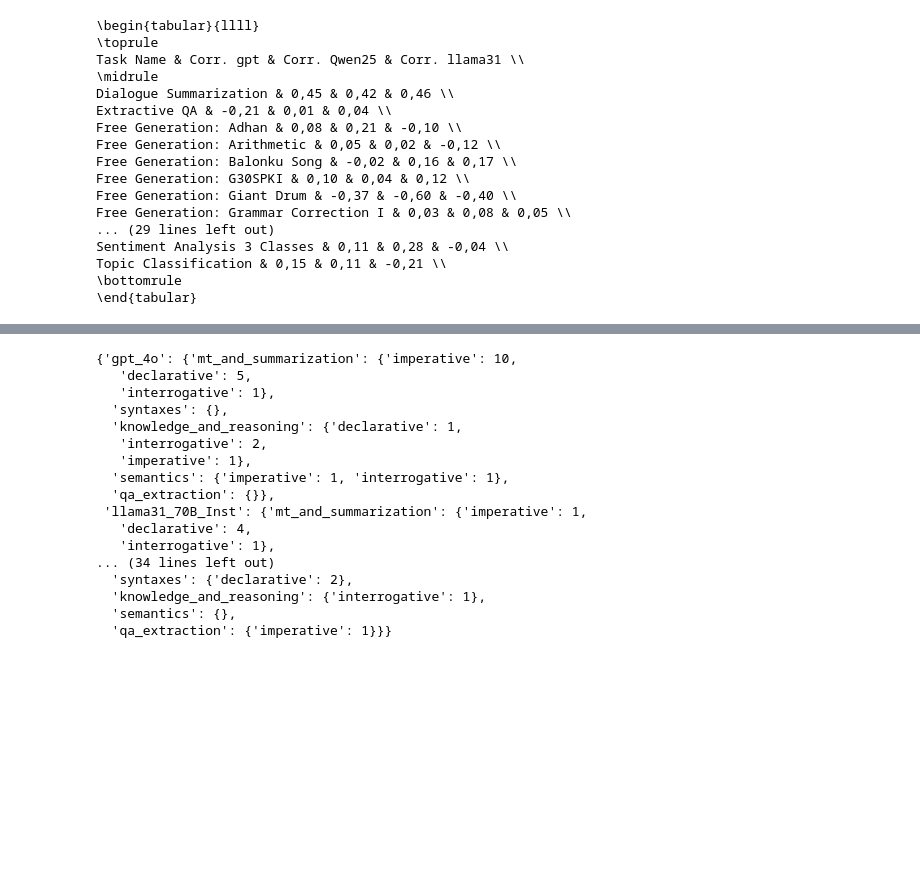
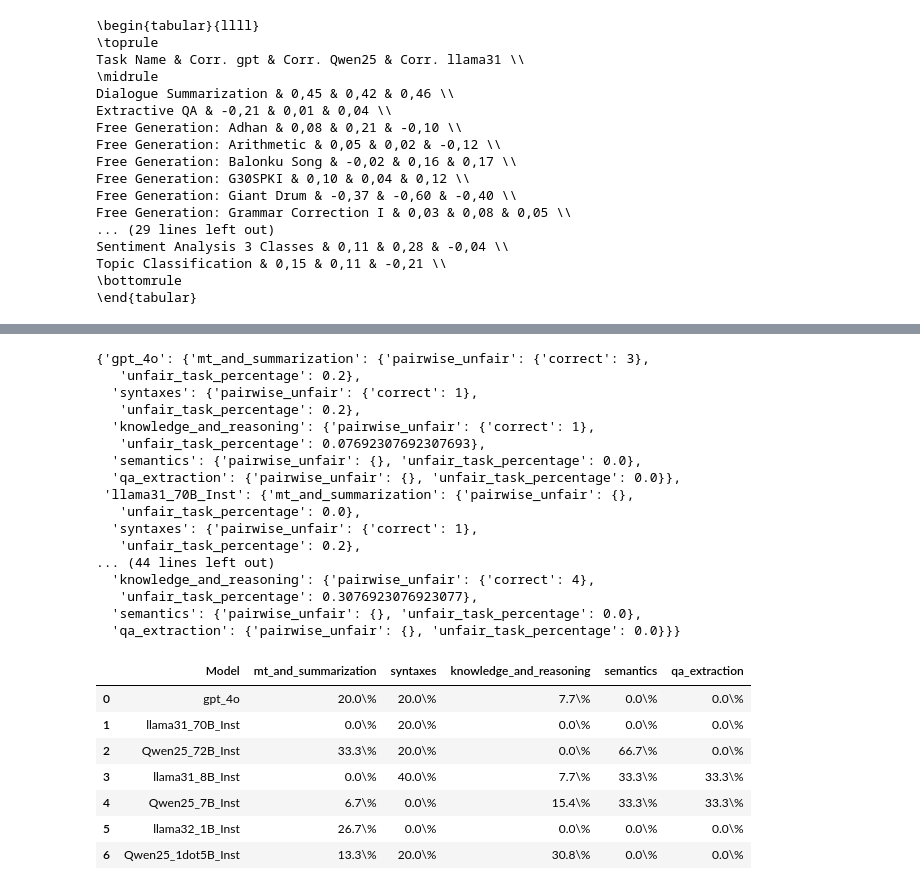
Before and after one commit to rayendito/prompt-fairness, a Jupyter notebook: temporary_scorebind.ipynb, the cells around one changed output, grey strips where cells are left out. Saved outputs shown, nothing was run; the diff lists cells and outputs as text; code cells hidden in the pictures; blank space fills up the shorter version.

Commit message:
per task unfair calculation

```diff
--- a/temporary_scorebind.ipynb
+++ b/temporary_scorebind.ipynb
@@ -378,7 +378,7 @@ Topic Classification & 0,15 & 0,11 & -0,21 \\
 \end{tabular}
 # %%
 # 0 for TONE, 2 for GRAMMAR
-CHAR_COLUMN = 0
+CHAR_COLUMN = 2
 task_lingcat_scores_by_model = {}
 for mmm in all_tasktype_df_by_model.keys():
     task_lingcat_scores_by_model[mmm] = {}
@@ -435,42 +435,45 @@ def pairwise_p_values_with_higher(data_dict):
         }
     return results
 
-
-
-
 n_Ho_rejects_data = {}
 for mmm in task_lingcat_scores_by_model.keys():
     n_Ho_rejects_data[mmm] = {}
     for tg in task_lingcat_scores_by_model[mmm].keys():
         n_Ho_rejects_data[mmm][tg] = {}
+        n_Ho_rejects_data[mmm][tg]["pairwise_unfair"] = {}
+        unfair_tasks = []
         for qidx in task_lingcat_scores_by_model[mmm][tg].keys():
+            this_task_unfair = False
             ttest_result = pairwise_p_values_with_higher(task_lingcat_scores_by_model[mmm][tg][qidx])
             for ttest_values in ttest_result.values():
                 if ttest_values['p'] < REJECT_THRESHOLD:
-                    if ttest_values['higher'] in n_Ho_rejects_data[mmm][tg]:
-                        n_Ho_rejects_data[mmm][tg][ttest_values['higher']] += 1
+                    this_task_unfair = True
+                    if ttest_values['higher'] in n_Ho_rejects_data[mmm][tg]["pairwise_unfair"]:
+                        n_Ho_rejects_data[mmm][tg]["pairwise_unfair"][ttest_values['higher']] += 1
                     else:
-                        n_Ho_rejects_data[mmm][tg][ttest_values['higher']] = 1
+                        n_Ho_rejects_data[mmm][tg]["pairwise_unfair"][ttest_values['higher']] = 1
+            unfair_tasks.append(this_task_unfair)
+        n_Ho_rejects_data[mmm][tg]["unfair_task_percentage"] = sum(unfair_tasks)/len(unfair_tasks)
 # %%
 n_Ho_rejects_data
 # %% [output]
-{'gpt_4o': {'mt_and_summarization': {'imperative': 10,
-   'declarative': 5,
-   'interrogative': 1},
-  'syntaxes': {},
-  'knowledge_and_reasoning': {'declarative': 1,
-   'interrogative': 2,
-   'imperative': 1},
-  'semantics': {'imperative': 1, 'interrogative': 1},
-  'qa_extraction': {}},
- 'llama31_70B_Inst': {'mt_and_summarization': {'imperative': 1,
-   'declarative': 4,
-   'interrogative': 1},
-... (34 lines left out)
-  'syntaxes': {'declarative': 2},
-  'knowledge_and_reasoning': {'interrogative': 1},
-  'semantics': {},
-  'qa_extraction': {'imperative': 1}}}
+{'gpt_4o': {'mt_and_summarization': {'pairwise_unfair': {'correct': 3},
+   'unfair_task_percentage': 0.2},
+  'syntaxes': {'pairwise_unfair': {'correct': 1},
+   'unfair_task_percentage': 0.2},
+  'knowledge_and_reasoning': {'pairwise_unfair': {'correct': 1},
+   'unfair_task_percentage': 0.07692307692307693},
+  'semantics': {'pairwise_unfair': {}, 'unfair_task_percentage': 0.0},
+  'qa_extraction': {'pairwise_unfair': {}, 'unfair_task_percentage': 0.0}},
+ 'llama31_70B_Inst': {'mt_and_summarization': {'pairwise_unfair': {},
+   'unfair_task_percentage': 0.0},
+  'syntaxes': {'pairwise_unfair': {'correct': 1},
+   'unfair_task_percentage': 0.2},
+... (44 lines left out)
+  'knowledge_and_reasoning': {'pairwise_unfair': {'correct': 4},
+   'unfair_task_percentage': 0.3076923076923077},
+  'semantics': {'pairwise_unfair': {}, 'unfair_task_percentage': 0.0},
+  'qa_extraction': {'pairwise_unfair': {}, 'unfair_task_percentage': 0.0}}}
 # %%
 n_Ho_rejects_totalreject_df = []
 n_Ho_rejects_which_df = []
@@ -488,8 +491,8 @@ for model in n_Ho_rejects_data:
     tg_values_total = {}
     tg_values_which = {}
     for tg, values in n_Ho_rejects_data[model].items():
-        tg_values_total[tg] = sum(values.values())
-        tg_values_which[tg] = color_dict[max(values, key=values.get) if values else "white"]
+        tg_values_total[tg] = f"{round(values['unfair_task_percentage'] * 100, 1)}\%"
+        tg_values_which[tg] = color_dict[max(values["pairwise_unfair"], key=values["pairwise_unfair"].get) if values["pairwise_unfair"] else "white"]
 
     n_Ho_rejects_totalreject_df.append({
         "Model" : model,
@@ -503,3 +506,14 @@ for model in n_Ho_rejects_data:
 # %%
 n_Ho_rejects_totalreject_df = pd.DataFrame(n_Ho_rejects_totalreject_df)
 n_Ho_rejects_which_df = pd.DataFrame(n_Ho_rejects_which_df)
+# %%
+n_Ho_rejects_totalreject_df
+# %% [output]
+|  | Model | mt_and_summarization | syntaxes | knowledge_and_reasoning | semantics | qa_extraction |
+| 0 | gpt_4o | 20.0\% | 20.0\% | 7.7\% | 0.0\% | 0.0\% |
+| 1 | llama31_70B_Inst | 0.0\% | 20.0\% | 0.0\% | 0.0\% | 0.0\% |
+| 2 | Qwen25_72B_Inst | 33.3\% | 20.0\% | 0.0\% | 66.7\% | 0.0\% |
+| 3 | llama31_8B_Inst | 0.0\% | 40.0\% | 7.7\% | 33.3\% | 33.3\% |
+| 4 | Qwen25_7B_Inst | 6.7\% | 0.0\% | 15.4\% | 33.3\% | 33.3\% |
+| 5 | llama32_1B_Inst | 26.7\% | 0.0\% | 0.0\% | 0.0\% | 0.0\% |
+| 6 | Qwen25_1dot5B_Inst | 13.3\% | 20.0\% | 30.8\% | 0.0\% | 0.0\% |
```
Also changed, not shown: parts of 3 cells of this notebook, 5 other files.
